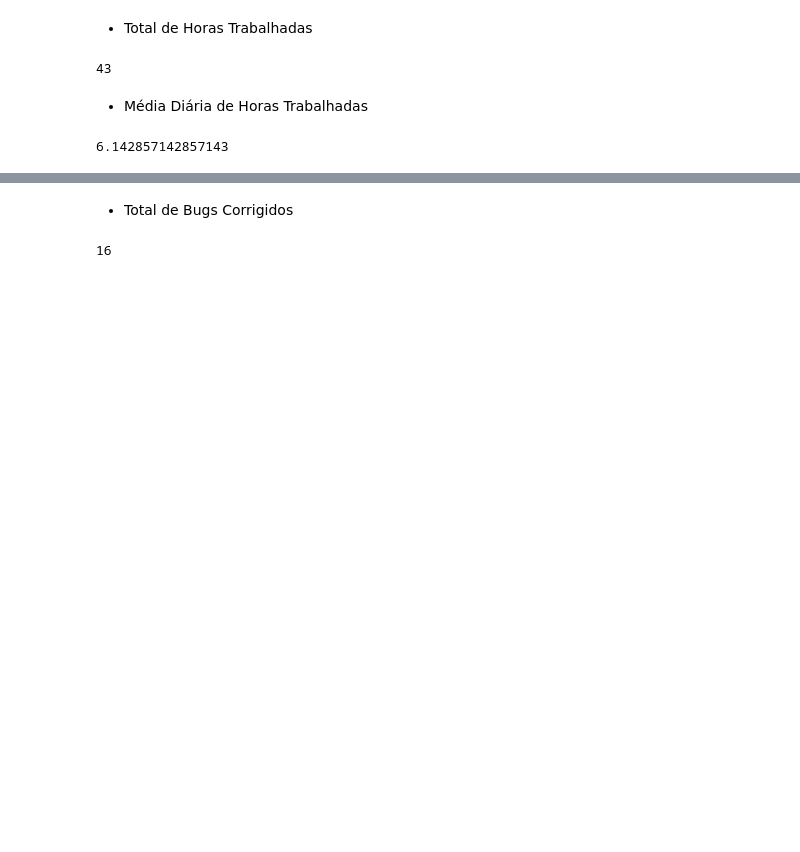
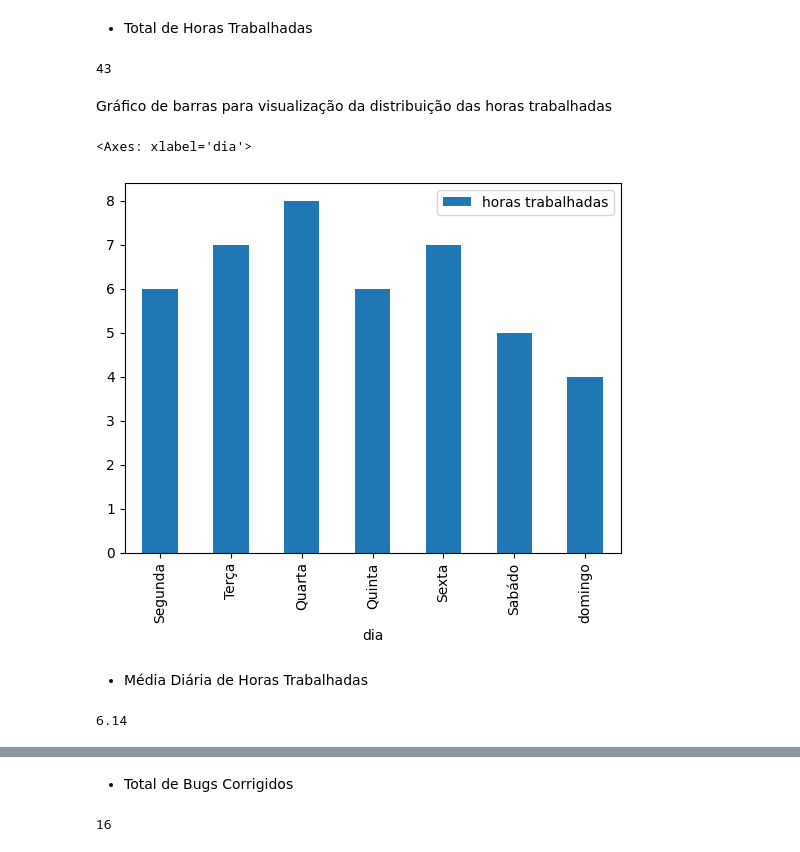
Before and after one commit to denysonbrito/projeto_individual_modulo4, a Jupyter notebook: Arquivo/Atividade_individual_modulo4.ipynb, the cells around one changed output, grey strips where cells are left out. Saved outputs shown, nothing was run; the diff lists cells and outputs as text; code cells hidden in the pictures; blank space fills up the shorter version.

Commit message:
Inclusão de gráficos

```diff
--- a/Arquivo/Atividade_individual_modulo4.ipynb
+++ b/Arquivo/Atividade_individual_modulo4.ipynb
@@ -56,10 +56,17 @@ total_hr_trabalhadas = df_relatorio['horas trabalhadas'].sum()
 total_hr_trabalhadas
 # %% [output]
 43
+# %% [markdown]
+Gráfico de barras para visualização da distribuição das horas trabalhadas
+# %%
+df_relatorio.plot(y='horas trabalhadas',x = 'dia', kind='bar')
+# %% [output]
+<Axes: xlabel='dia'>
+[figure, added]
 # %% [markdown]
 - Média Diária de Horas Trabalhadas
 # %%
-media_hr_trabalhadas = df_relatorio['horas trabalhadas'].mean()
+media_hr_trabalhadas = df_relatorio['horas trabalhadas'].mean().round(2)
 media_hr_trabalhadas
 # %% [output]
-6.142857142857143
+6.14
```
Also changed, not shown: parts of 20 cells of this notebook.
